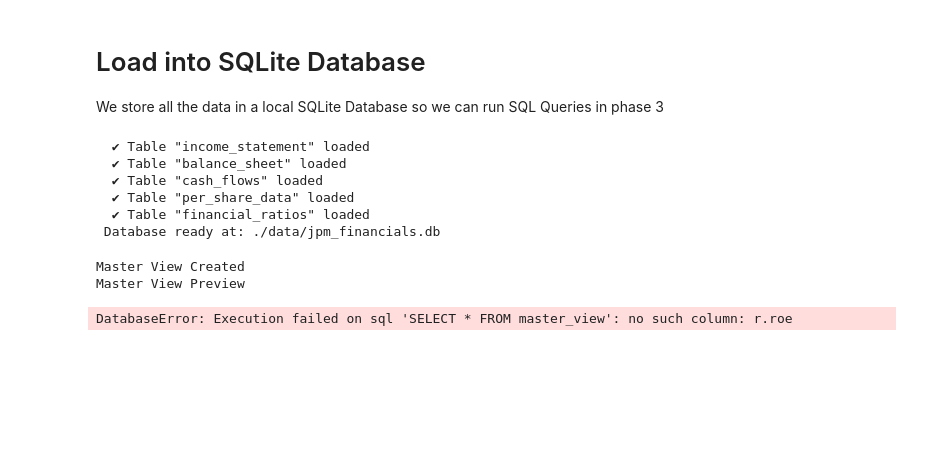
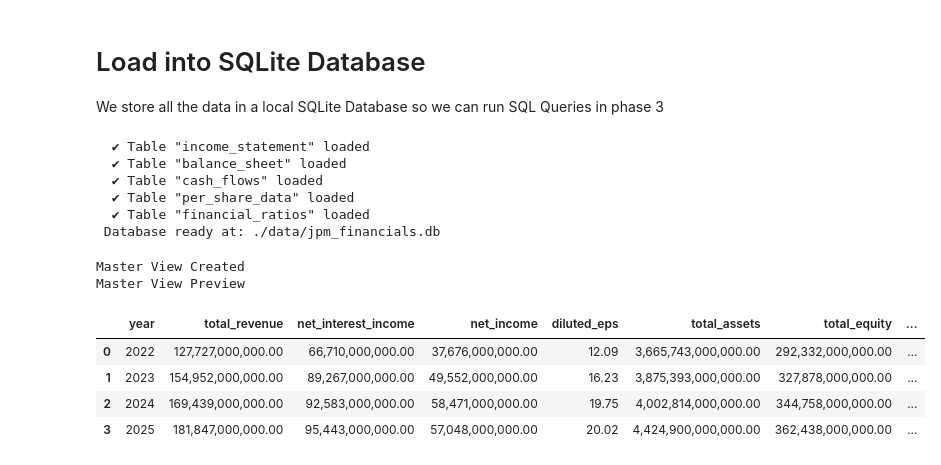
Before and after one commit to Chege-jr0/JP_Morgan_Bank_Financial_Analysis, a Jupyter notebook: main.ipynb, the cells around one changed output. Cells and saved outputs as stored; diff of their text form; code cells hidden in the pictures; blank space fills up the shorter version.

```diff
--- a/main.ipynb
+++ b/main.ipynb
@@ -394,35 +394,39 @@ connection.execute("""
             i.total_revenue,
             i.net_interest_income,
             i.net_income,
             i.diluted_eps,
             b.total_assets,
             b.total_equity,
             b.total_deposits,
             b.total_loans,
             c.operating_cash_flow,
             c.free_cash_flow,
             p.book_value_per_share,
             p.dividends_per_share,
-            r.roe pct,
-            r.roa pct,
-            r.nim pct,
-            r.efficiency pct,
+            r.roe_pct,
+            r.roa_pct,
+            r.nim_pct,
+            r.efficiency_pct,
             r.loan_to_deposit_pct,
             r.revenue_growth_pct,
             r.net_income_growth_pct
         FROM income_statement i
         JOIN balance_sheet b ON i.year = b.year
         JOIN cash_flows c ON i.year = c.year
         JOIN per_share_data p ON i.year = p.year
         JOIN financial_ratios r ON i.year = r.year
 
 """)
 connection.commit()
 print("Master View Created")
 
 print("Master View Preview")
 pd.read_sql('SELECT * FROM master_view', connection)
 # %% [output]
 Master View Created
 Master View Preview
-DatabaseError: Execution failed on sql 'SELECT * FROM master_view': no such column: r.roe
+|  | year | total_revenue | net_interest_income | net_income | diluted_eps | total_assets | total_equity | ... |
+| 0 | 2022 | 127,727,000,000.00 | 66,710,000,000.00 | 37,676,000,000.00 | 12.09 | 3,665,743,000,000.00 | 292,332,000,000.00 | ... |
+| 1 | 2023 | 154,952,000,000.00 | 89,267,000,000.00 | 49,552,000,000.00 | 16.23 | 3,875,393,000,000.00 | 327,878,000,000.00 | ... |
+| 2 | 2024 | 169,439,000,000.00 | 92,583,000,000.00 | 58,471,000,000.00 | 19.75 | 4,002,814,000,000.00 | 344,758,000,000.00 | ... |
+| 3 | 2025 | 181,847,000,000.00 | 95,443,000,000.00 | 57,048,000,000.00 | 20.02 | 4,424,900,000,000.00 | 362,438,000,000.00 | ... |
```
Also changed, not shown: parts of 2 cells of this notebook, 7 other files.
